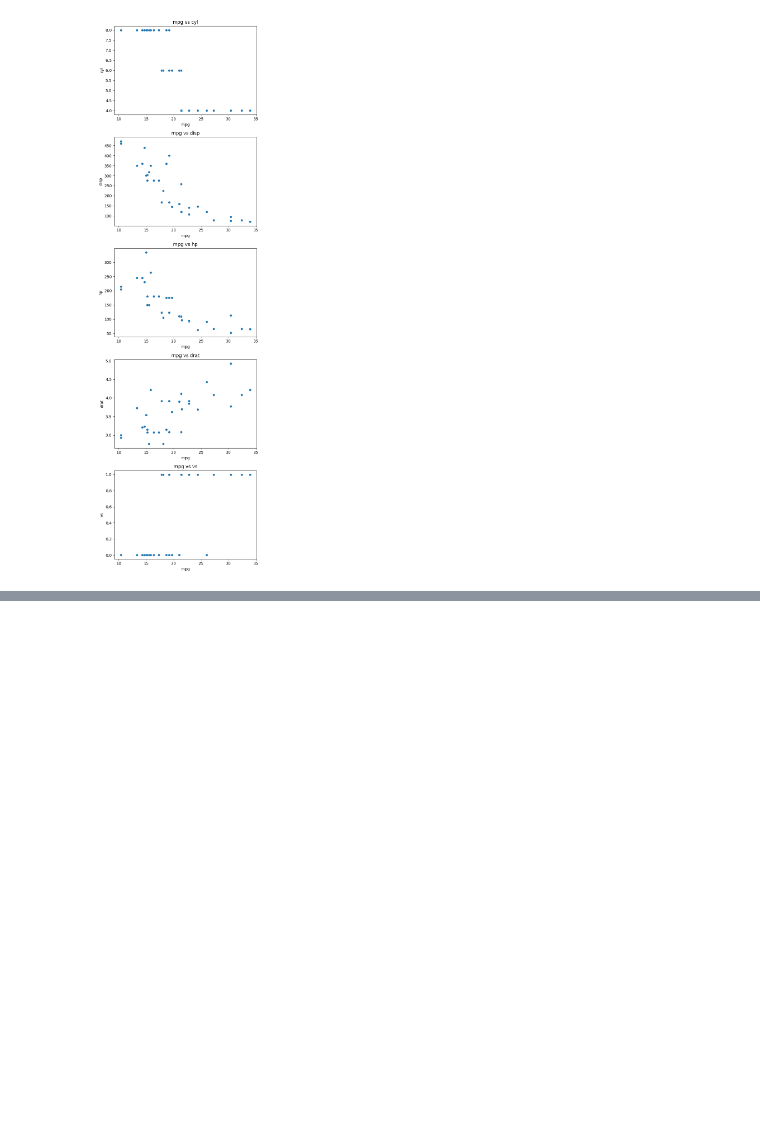
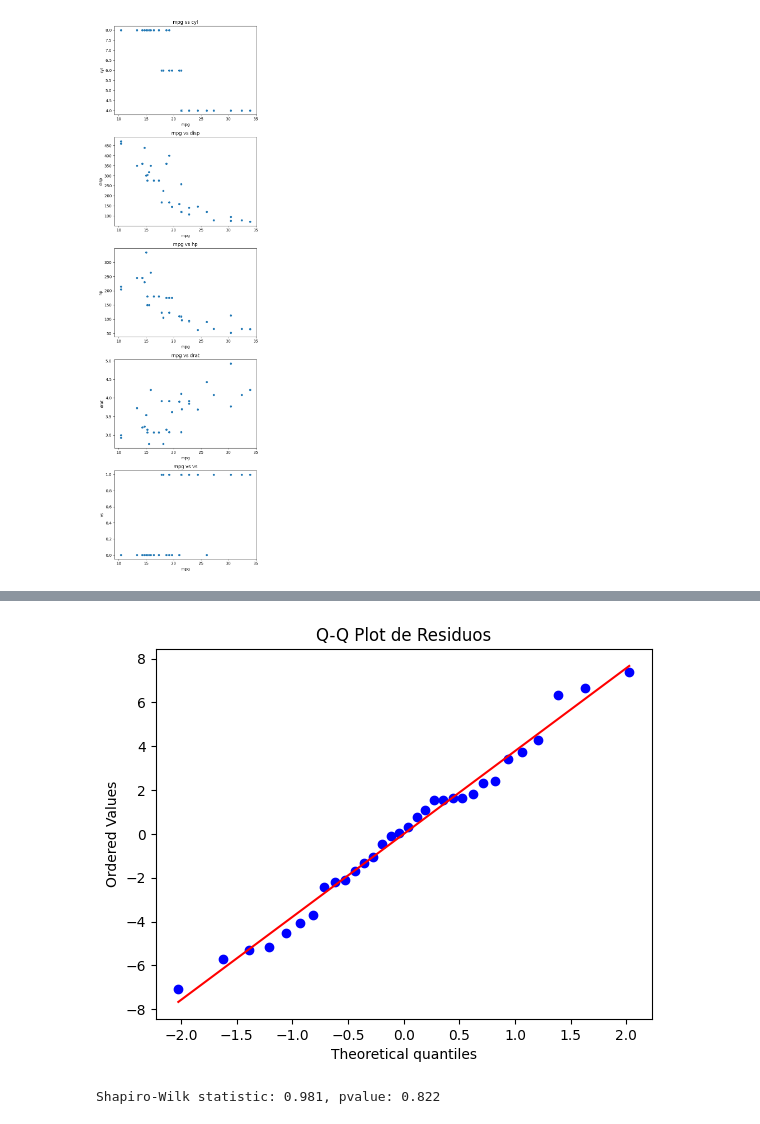
Before and after one commit to jermanalopes/MachineLearningBasic, a Jupyter notebook: LinearRegression_bibs.ipynb, the cells around one changed output, grey strips where cells are left out. Cells and saved outputs as stored; diff of their text form; code cells hidden in the pictures; blank space fills up the shorter version.

```diff
--- a/LinearRegression_bibs.ipynb
+++ b/LinearRegression_bibs.ipynb
@@ -39,0 +88,14 @@ plt.show()
+# %%
+stats.probplot(residuos, dist="norm", plot=plt)
+plt.title("Q-Q Plot de Residuos")
+plt.show()
+# %% [output]
+[figure, added]
+# %%
+# h0 - Dados estão normalmente distribuidos
+# se p <= 0.05 rejeito h0 (não estão normalmente distribuidos)
+# se p > 0.05 não é possível rejeitar h0
+stat, pval = stats.shapiro(residuos)
+print(f'Shapiro-Wilk statistic: {stat:.3f}, pvalue: {pval:.3f}')
+# %% [output]
+Shapiro-Wilk statistic: 0.981, pvalue: 0.822
```
Also changed, not shown: parts of 3 cells of this notebook.
